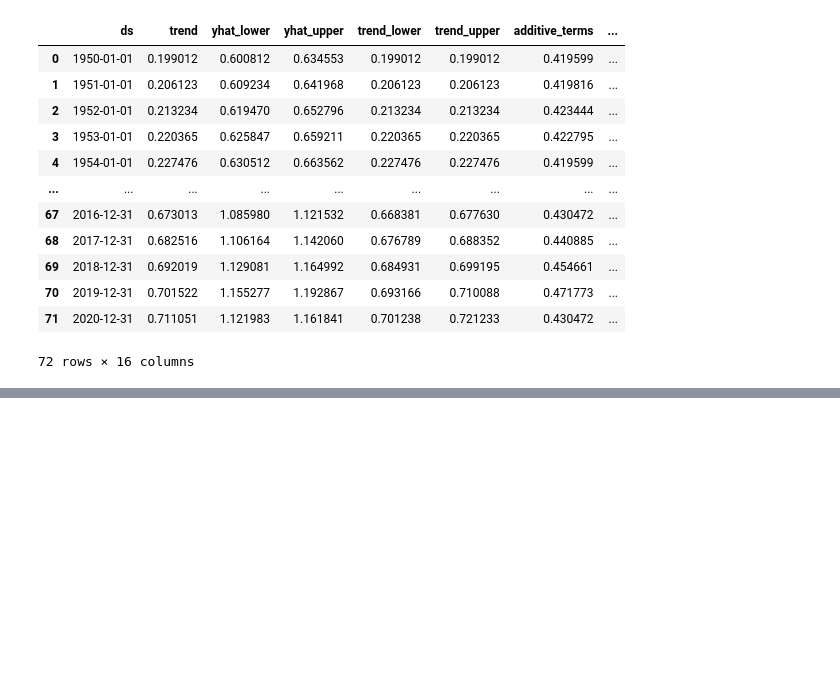
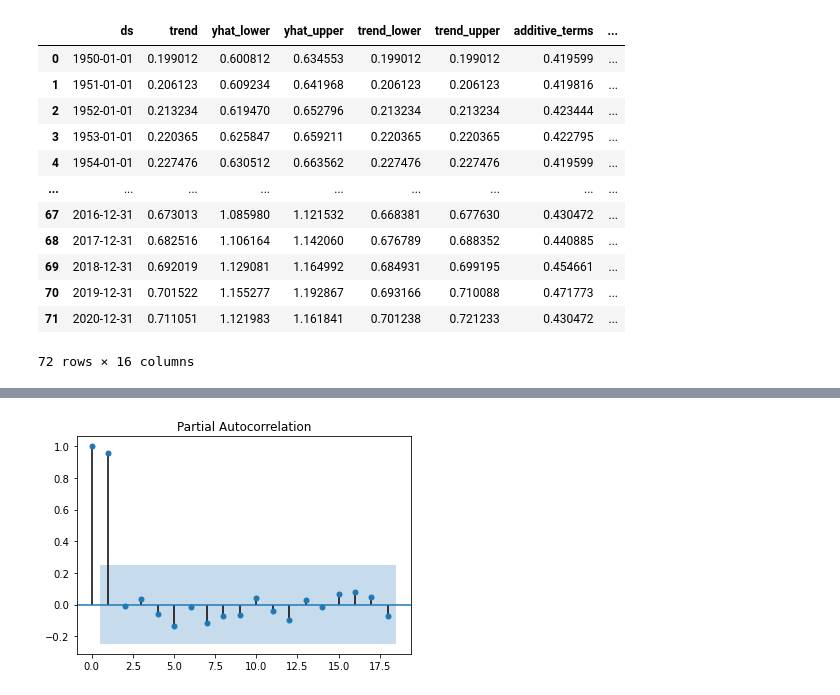
Before and after one commit to yguenka/4intelligence-Case, a Jupyter notebook: Data Analysis Skill Test.ipynb, the cells around one changed output, grey strips where cells are left out. Cells and saved outputs as stored; diff of their text form; code cells hidden in the pictures; blank space fills up the shorter version.

```diff
--- a/Data Analysis Skill Test.ipynb
+++ b/Data Analysis Skill Test.ipynb
@@ -111,0 +134,4 @@ forecast
+# %%
+plot_pacf(x=df_usa.y);
+# %% [output]
+[figure, added]
```
Also changed, not shown: parts of 14 cells of this notebook.
